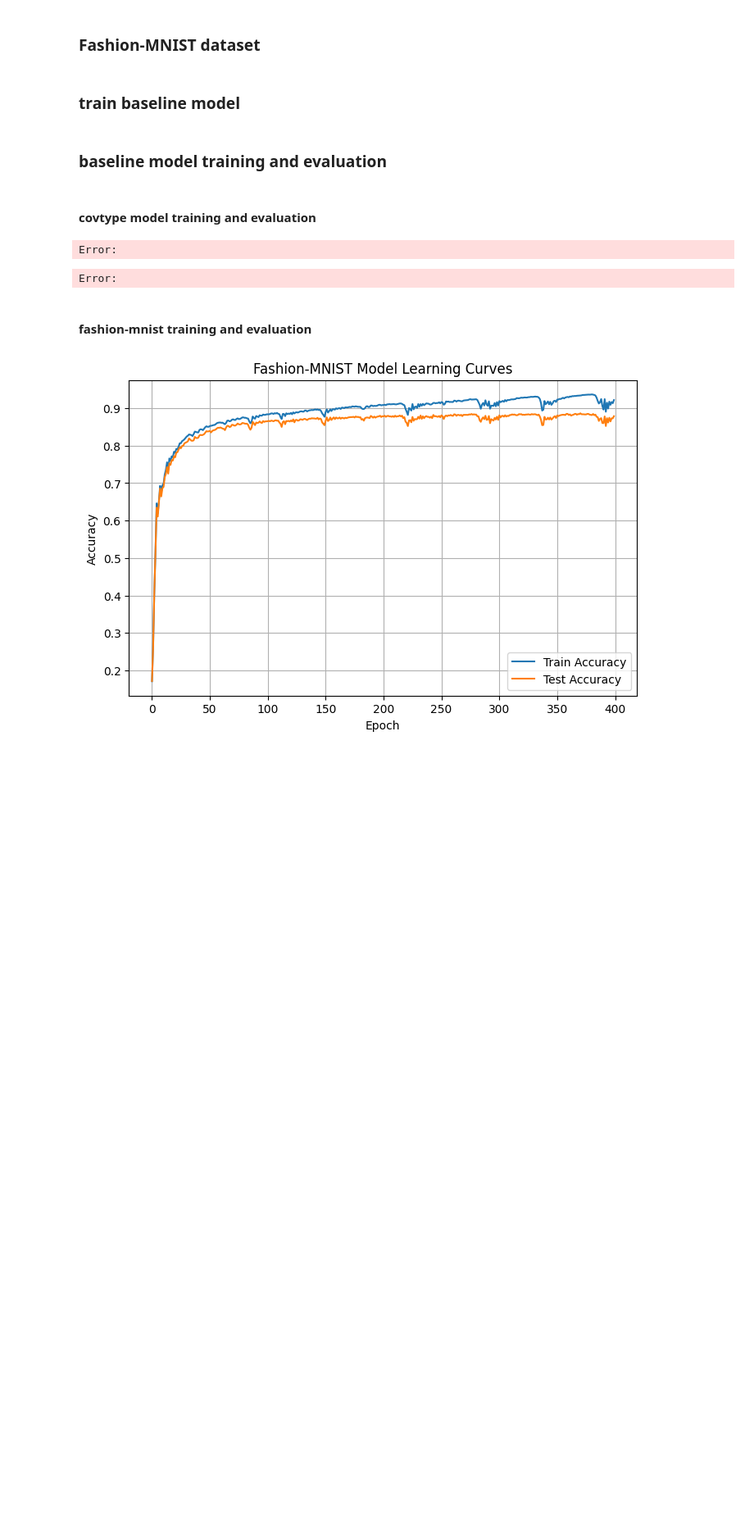
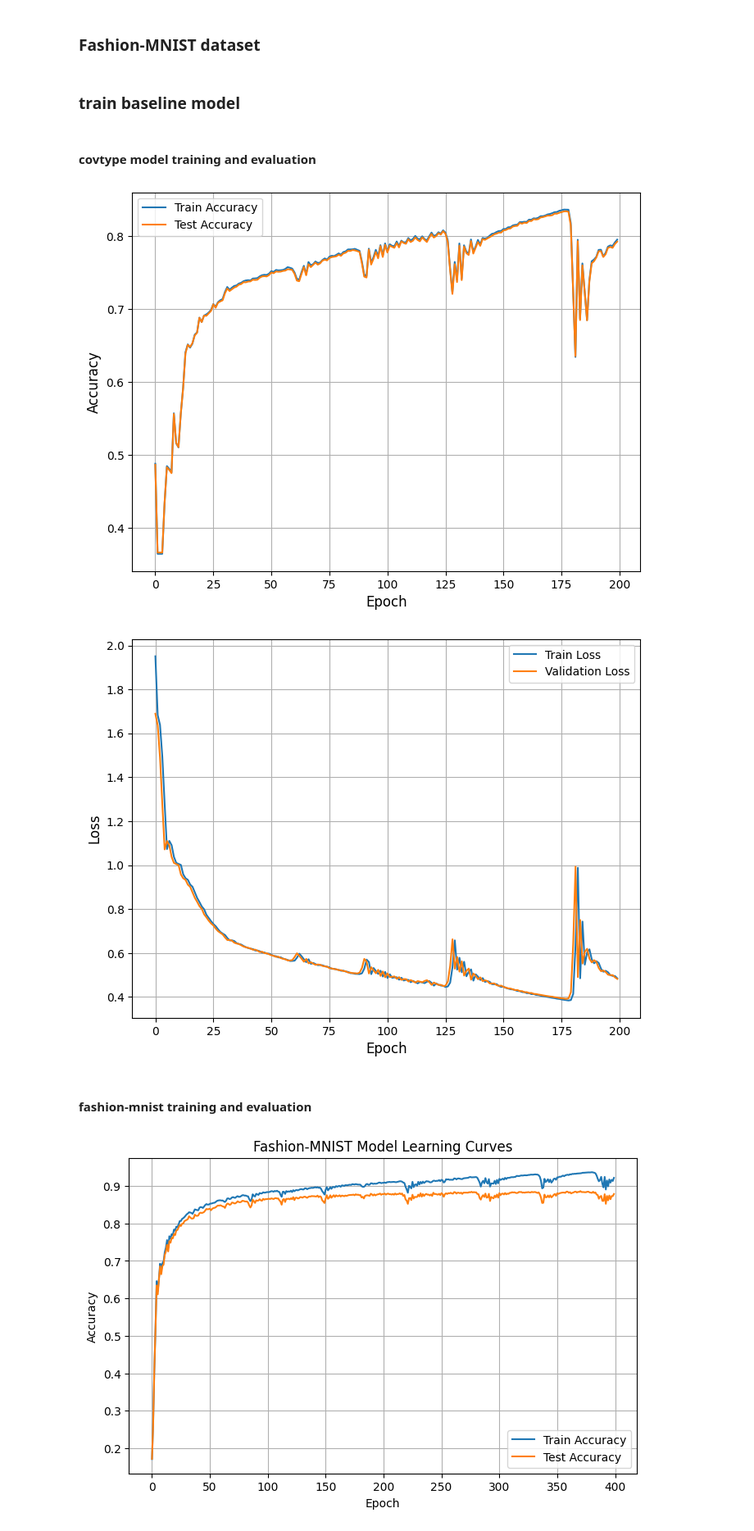
Before and after one commit to grantxxcoder/25849646rw441Assignment3, a Jupyter notebook: src/code.ipynb, the cells around one changed output. Shown: that part at 82% size. Saved outputs shown, nothing was run; the diff lists cells and outputs as text; code cells hidden in the pictures; blank space fills up the shorter version.

Commit message:
model isnt working properly - training and validation is weird

```diff
--- a/src/code.ipynb
+++ b/src/code.ipynb
@@ -290,55 +320,22 @@ optimal_params_fashion = {
     'lr': 0.005,
 
 }
-# %% [markdown]
-### baseline model training and evaluation ###
-# %%
-def train_model(model, optimizer, criterion, X_train, y_train, X_test, y_test, epochs=50):
-    train_acc = []
-    test_acc = []
-    for epoch in tqdm.tqdm(range(epochs), desc="Training Progress"):
-        model.train()
-        optimizer.zero_grad()
-        outputs = model(X_train)
-        loss = criterion(outputs, y_train)
-        loss.backward()
-        optimizer.step()
-
-        # Training accuracy
-        model.eval()
-        with torch.no_grad():
-            train_preds = model(X_train).argmax(dim=1)
-            test_preds = model(X_test).argmax(dim=1)
-            train_acc.append(accuracy_score(y_train.cpu(), train_preds.cpu()))
-            test_acc.append(accuracy_score(y_test.cpu(), test_preds.cpu()))
-    return train_acc, test_acc
-
-def plot_learning_curves(train_acc, test_acc, title="Learning Curves"):
-    plt.figure(figsize=figsize)
-    plt.plot(train_acc, label="Train Accuracy")
-    plt.plot(test_acc, label="Test Accuracy")
-    plt.xlabel("Epoch")
-    plt.ylabel("Accuracy")
-    plt.title(title)
-    plt.legend()
-    plt.grid(True)
-    plt.show()
 # %% [markdown]
 #### covtype model training and evaluation
 # %%
 input_dim_cov = X_train_cov.shape[1]
 output_dim_cov = len(torch.unique(y_train_cov))
 hidden_layers_cov = optimal_params_cov['hidden_layers']
 activation_cov = optimal_params_cov['activation']
 
 model_cov = SimpleMLP(input_dim_cov, hidden_layers_cov, output_dim_cov, activation_cov).to(device)
 optimizer_cov = torch.optim.Adam(model_cov.parameters(), lr=optimal_params_cov['lr'])
 criterion = nn.CrossEntropyLoss()
-train_acc, test_acc = train_model(model_cov, optimizer_cov, criterion, X_train_cov, y_train_cov, X_test_cov, y_test_cov, epochs=400)
-plot_learning_curves(train_acc, test_acc, title="Covtype Model Learning Curves")
+train_acc, test_acc, train_losses, test_losses = train_model(model_cov, optimizer_cov, criterion, X_train_cov, y_train_cov, X_validation_cov, y_validation_cov, epochs=200)
+plot_learning_curves(train_acc, test_acc, train_losses, test_losses, title="Covtype Model Learning Curves")
 # %% [output]
-Error:
-Error:
+[figure, added]
+[figure, added]
 # %% [markdown]
 #### fashion-mnist training and evaluation
 # %%
```
Also changed, not shown: parts of 27 cells of this notebook, 10 other files.
